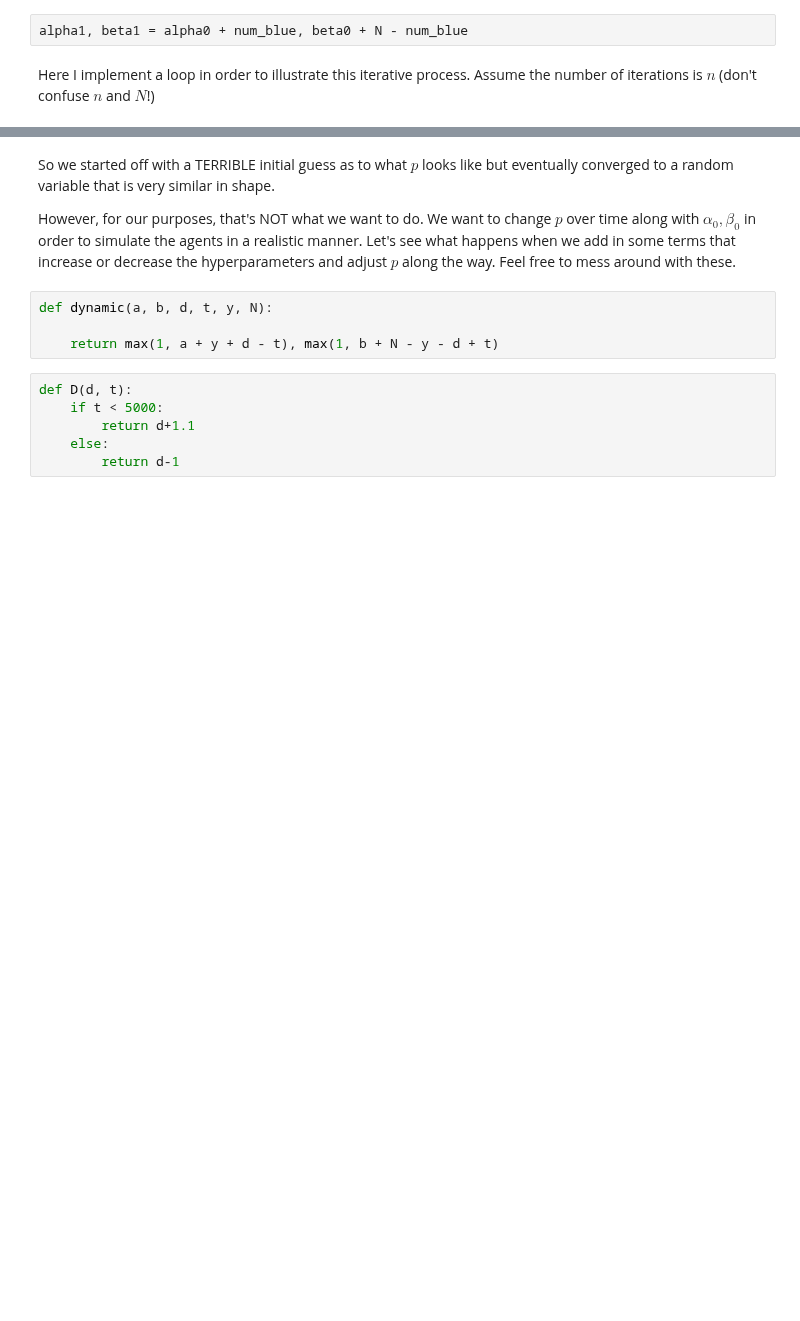
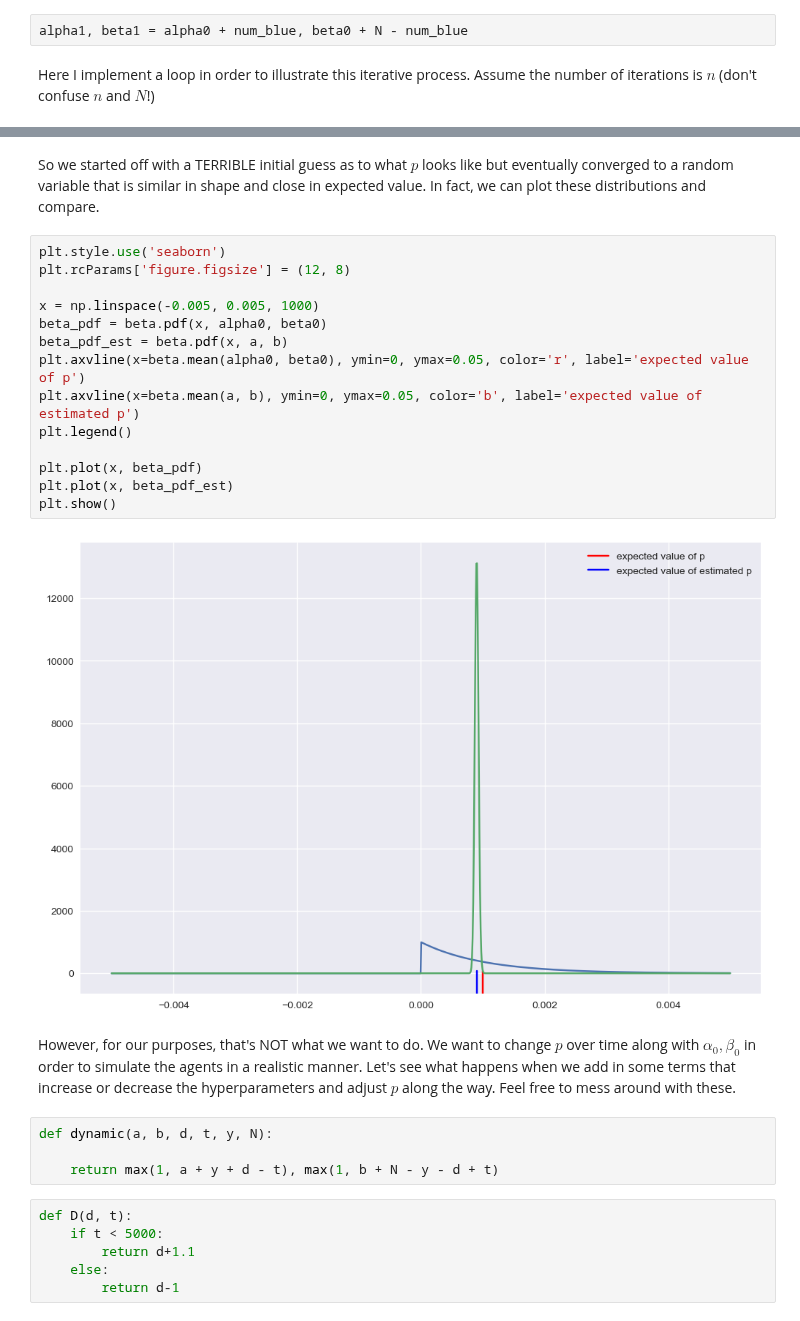
Before and after one commit to abarton51/BINNs_EQL_Covasim, a Jupyter notebook: Notebooks/posterior_updating_example.ipynb, the cells around one changed output, grey strips where cells are left out. Drawn from its saved outputs; the diff is of its cells as text; blank space fills up the shorter version.

```diff
--- a/Notebooks/posterior_updating_example.ipynb
+++ b/Notebooks/posterior_updating_example.ipynb
@@ -87,6 +128,22 @@ print(N - np.sum(x_estimated))
+# %% [markdown]
+So we started off with a TERRIBLE initial guess as to what $p$ looks like but eventually converged to a random variable that is similar in shape and close in expected value. In fact, we can plot these distributions and compare.
+# %%
+plt.style.use('seaborn')
+plt.rcParams['figure.figsize'] = (12, 8)
+
+x = np.linspace(-0.005, 0.005, 1000)
+beta_pdf = beta.pdf(x, alpha0, beta0)
+beta_pdf_est = beta.pdf(x, a, b)
+plt.axvline(x=beta.mean(alpha0, beta0), ymin=0, ymax=0.05, color='r', label='expected value of p')
+plt.axvline(x=beta.mean(a, b), ymin=0, ymax=0.05, color='b', label='expected value of estimated p')
+plt.legend()
+
+plt.plot(x, beta_pdf)
+plt.plot(x, beta_pdf_est)
+plt.show()
+# %% [output]
+[figure, added]
 # %% [markdown]
-So we started off with a TERRIBLE initial guess as to what $p$ looks like but eventually converged to a random variable that is very similar in shape.
-
 However, for our purposes, that's NOT what we want to do. We want to change $p$ over time along with $\alpha_0, \beta_0$ in order to simulate the agents in a realistic manner. Let's see what happens when we add in some terms that increase or decrease the hyperparameters and adjust $p$ along the way. Feel free to mess around with these.
 # %%
 def dynamic(a, b, d, t, y, N):
```
Also changed, not shown: parts of 21 cells of this notebook, 1 other file.
